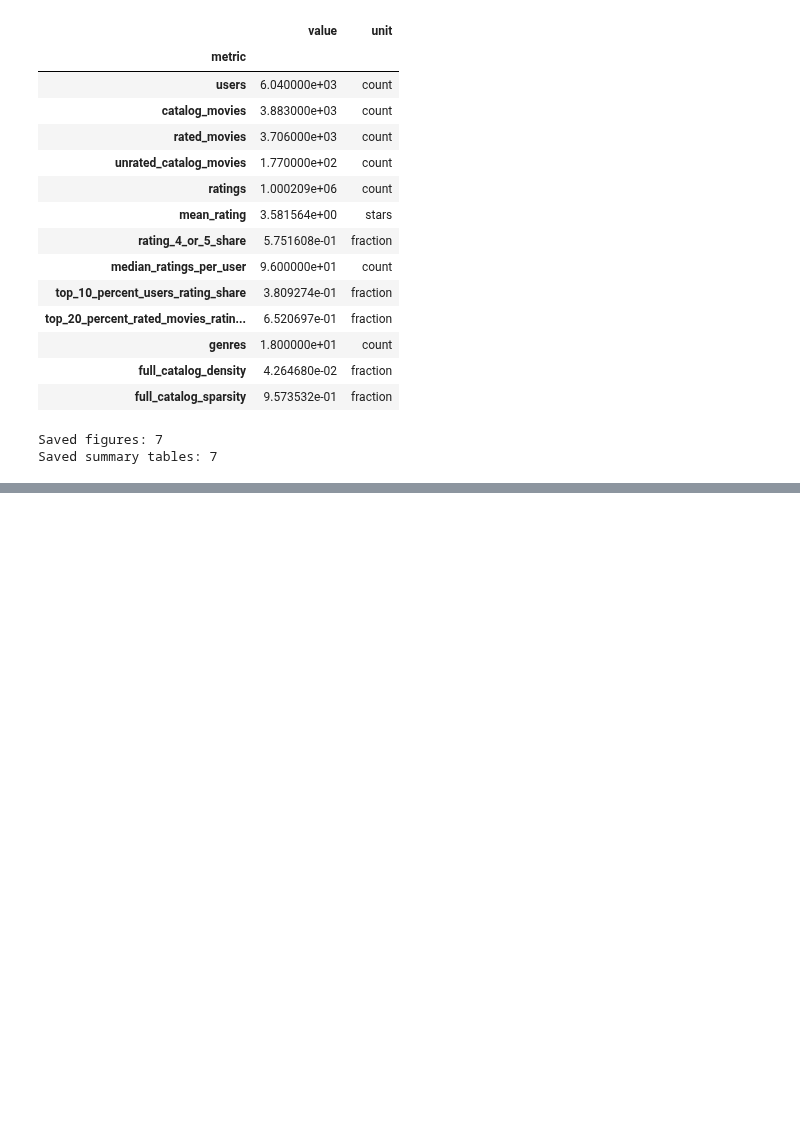
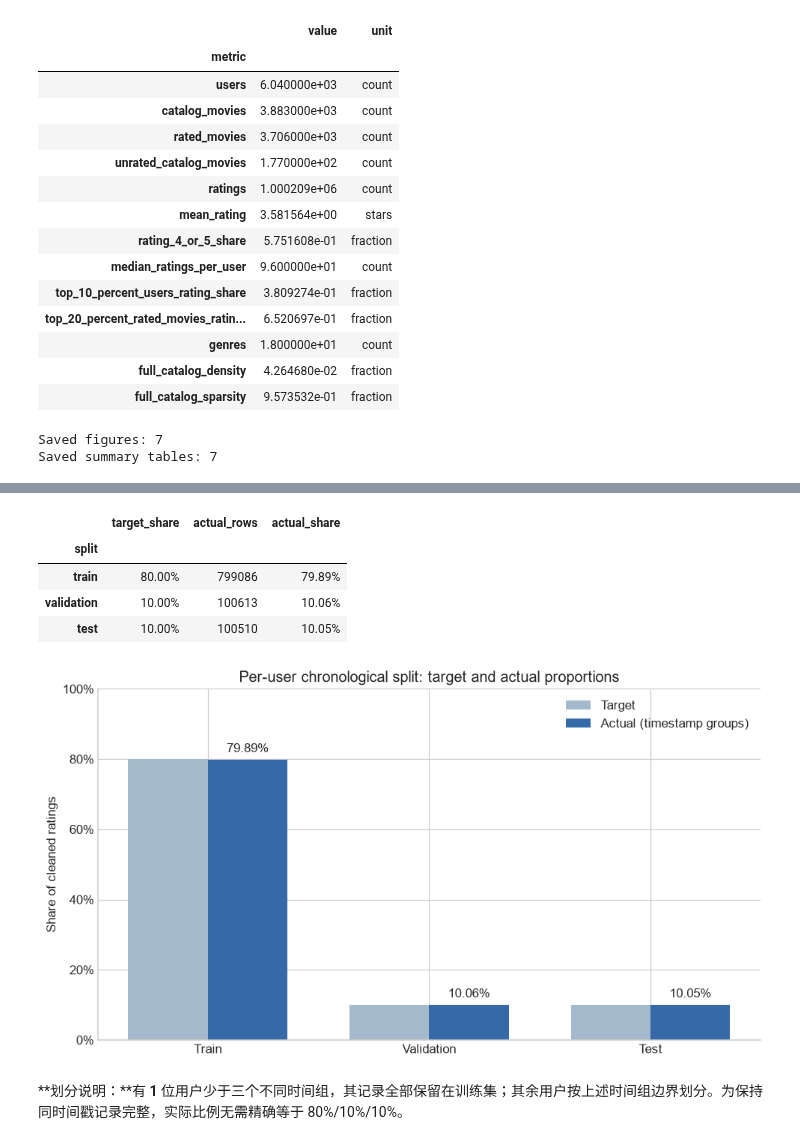
Before and after one commit to SZTU-ZBK/data_engineer_group_project, a Jupyter notebook: notebooks/01_data_analysis.ipynb, the cells around one changed output, grey strips where cells are left out. Saved outputs shown, nothing was run; the diff lists cells and outputs as text; code cells hidden in the pictures; blank space fills up the shorter version.

```diff
--- a/notebooks/01_data_analysis.ipynb
+++ b/notebooks/01_data_analysis.ipynb
@@ -532,0 +579,38 @@ Saved summary tables: 7
+# %%
+splits = chronological_split(cleaned_ratings, SPLIT_RATIOS)
+time_groups_per_user = cleaned_ratings.groupby('user_id')['timestamp'].nunique()
+train_only_users = int(time_groups_per_user.lt(3).sum())
+realized_ratios = pd.DataFrame({
+    'target_share': SPLIT_RATIOS,
+    'actual_rows': [len(splits[name]) for name in ['train', 'validation', 'test']],
+}, index=pd.Index(['train', 'validation', 'test'], name='split'))
+realized_ratios['actual_share'] = realized_ratios['actual_rows'] / len(cleaned_ratings)
+display(realized_ratios.style.format({'target_share': '{:.2%}', 'actual_share': '{:.2%}'}))
+
+fig, ax = plt.subplots(figsize=(9, 5))
+positions = np.arange(3)
+ax.bar(positions - 0.18, realized_ratios['target_share'] * 100, width=0.36,
+       label='Target', color='#a5b9cd')
+bars = ax.bar(positions + 0.18, realized_ratios['actual_share'] * 100, width=0.36,
+              label='Actual (timestamp groups)', color='#3569a8')
+ax.bar_label(bars, labels=[f'{value:.2%}' for value in realized_ratios['actual_share']], padding=4)
+ax.set_xticks(positions, ['Train', 'Validation', 'Test'])
+ax.set(title='Per-user chronological split: target and actual proportions',
+       ylabel='Share of cleaned ratings', ylim=(0, 100))
+ax.yaxis.set_major_formatter(PercentFormatter(100))
+ax.legend()
+save_figure(fig, '08_split_distribution.png')
+
+display(Markdown(
+    f'**划分说明：**有 **{train_only_users}** 位用户少于三个不同时间组，'
+    '其记录全部保留在训练集；其余用户按上述时间组边界划分。'
+    '为保持同时间戳记录完整，实际比例无需精确等于 80%/10%/10%。'
+))
+# %% [output]
+|  | target_share | actual_rows | actual_share |
+| split |  |  |  |
+| train | 80.00% | 799086 | 79.89% |
+| validation | 10.00% | 100613 | 10.06% |
+| test | 10.00% | 100510 | 10.05% |
+[figure, added]
+**划分说明：**有 **1** 位用户少于三个不同时间组，其记录全部保留在训练集；其余用户按上述时间组边界划分。为保持同时间戳记录完整，实际比例无需精确等于 80%/10%/10%。
```
Also changed, not shown: parts of 14 cells of this notebook, 14 other files.
